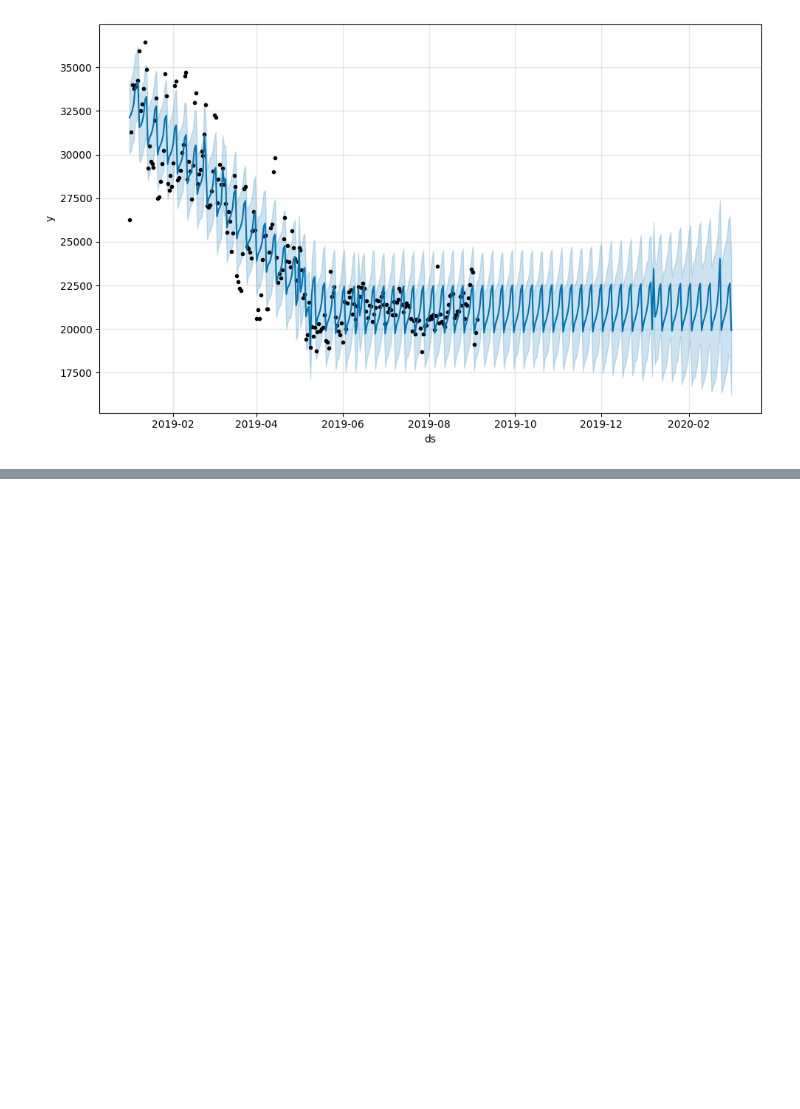
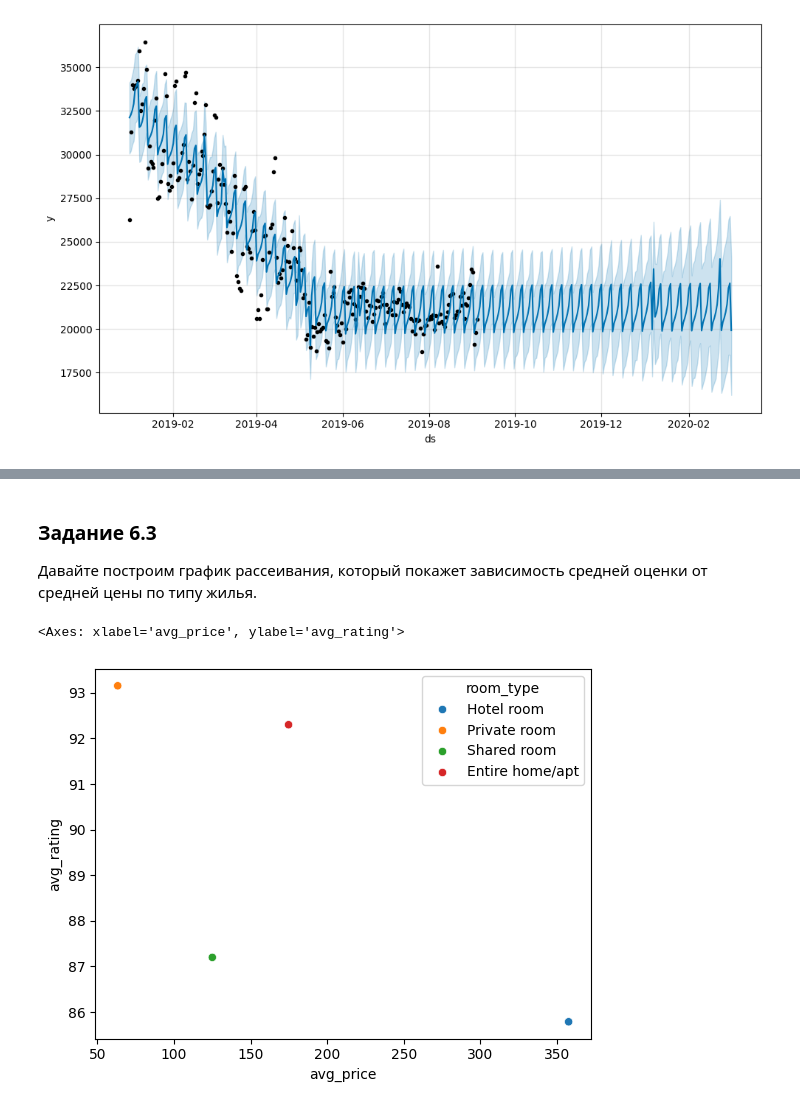
Before and after one commit to aleks-haksly/ClickHouse, a Jupyter notebook: practice/part_6.ipynb, the cells around one changed output, grey strips where cells are left out. Cells and saved outputs as stored; diff of their text form; code cells hidden in the pictures; blank space fills up the shorter version.

```diff
--- a/practice/part_6.ipynb
+++ b/practice/part_6.ipynb
@@ -177,0 +199,20 @@ fig.update_layout(title=f'Installations {n_predictions} days prediction')
+# %% [markdown]
+### Задание 6.3 ###
+Давайте построим график рассеивания, который покажет зависимость средней оценки от средней цены по типу жилья.
+# %%
+sql = f"""
+SELECT
+  room_type,
+  avg(toFloat32OrNull(replaceRegexpAll(price, '[$,]', ''))) as avg_price,
+  avg(toFloat32OrNull(review_scores_rating)) as avg_rating
+FROM
+  ldn_listings
+GROUP BY room_type
+"""
+result, columns = client.execute(sql, with_column_types=True)
+df = pd.DataFrame(result, columns=[tuple[0] for tuple in columns])
+# %%
+sns.scatterplot(df, x = 'avg_price', y='avg_rating', hue='room_type')
+# %% [output]
+<Axes: xlabel='avg_price', ylabel='avg_rating'>
+[figure, added]
```
Also changed, not shown: parts of 5 cells of this notebook.
